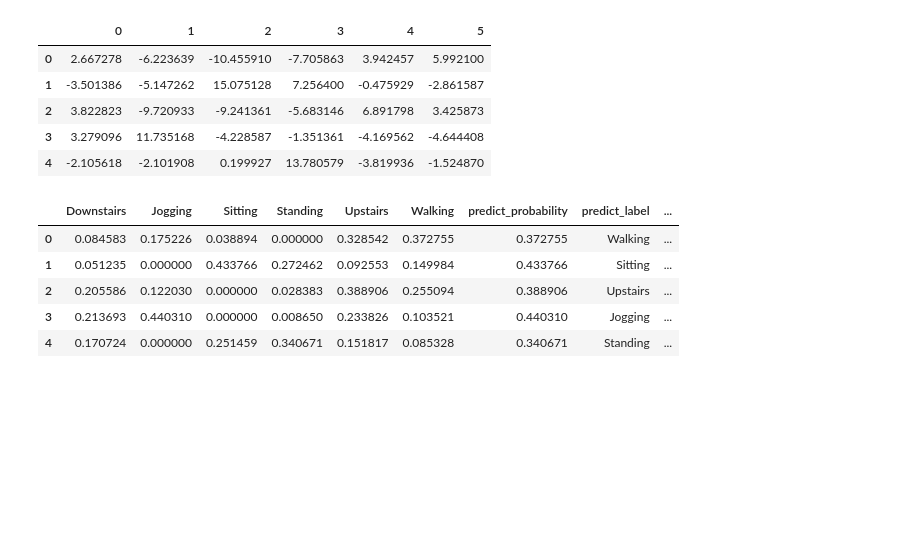
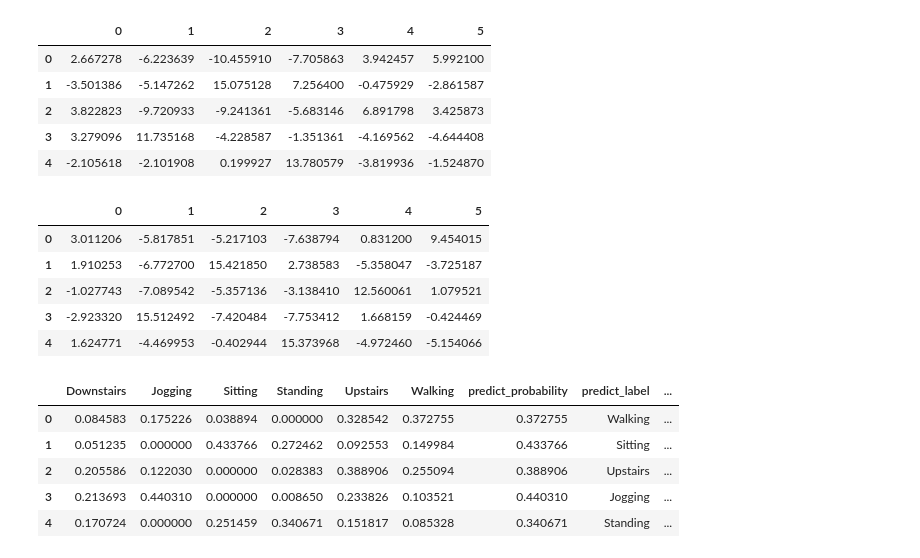
Before and after one commit to rakawanegan/humanactivityrecognition_portfolio, a Jupyter notebook: result/error_bar/analysis.ipynb, the cells around one changed output. Saved outputs shown, nothing was run; the diff lists cells and outputs as text; code cells hidden in the pictures; blank space fills up the shorter version.

```diff
--- a/result/error_bar/analysis.ipynb
+++ b/result/error_bar/analysis.ipynb
@@ -48,6 +49,15 @@ convbbt_raw_df.head()
 | 2 | 3.822823 | -9.720933 | -9.241361 | -5.683146 | 6.891798 | 3.425873 |
 | 3 | 3.279096 | 11.735168 | -4.228587 | -1.351361 | -4.169562 | -4.644408 |
 | 4 | -2.105618 | -2.101908 | 0.199927 | 13.780579 | -3.819936 | -1.524870 |
+# %%
+vit_raw_df.head()
+# %% [output]
+|  | 0 | 1 | 2 | 3 | 4 | 5 |
+| 0 | 3.011206 | -5.817851 | -5.217103 | -7.638794 | 0.831200 | 9.454015 |
+| 1 | 1.910253 | -6.772700 | 15.421850 | 2.738583 | -5.358047 | -3.725187 |
+| 2 | -1.027743 | -7.089542 | -5.357136 | -3.138410 | 12.560061 | 1.079521 |
+| 3 | -2.923320 | 15.512492 | -7.420484 | -7.753412 | 1.668159 | -0.424469 |
+| 4 | 1.624771 | -4.469953 | -0.402944 | 15.373968 | -4.972460 | -5.154066 |
 # %%
 cnn1d_df = preprocess_df(cnn1d_raw_df, true_label)
 convbbt_df = preprocess_df(convbbt_raw_df, true_label)
```
Also changed, not shown: parts of 4 cells of this notebook, 11 other files.
